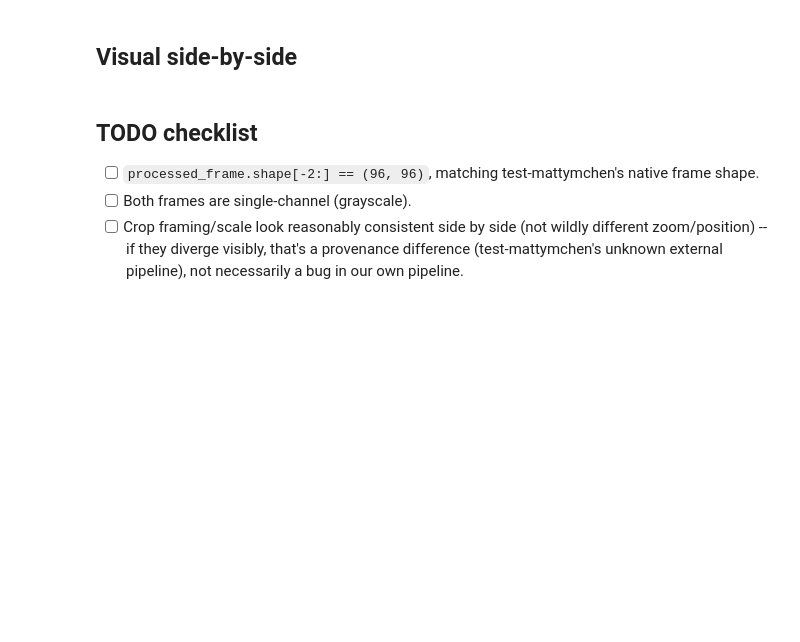
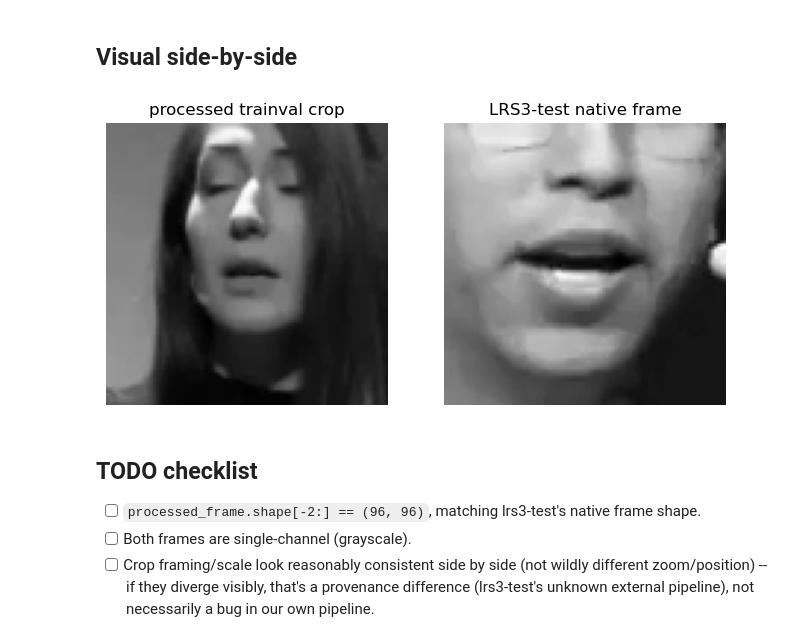
Before and after one commit to azariasabera/fusion-avsr, a Jupyter notebook: notebooks/03_verify_video_pipeline.ipynb, the cells around one changed output. Drawn from its saved outputs; the diff is of its cells as text; code cells hidden in the pictures; blank space fills up the shorter version.

Commit message:
Update data preprocessing verification notebooks

```diff
--- a/notebooks/03_verify_video_pipeline.ipynb
+++ b/notebooks/03_verify_video_pipeline.ipynb
@@ -34,11 +34,18 @@ from datasets import load_dataset
 ## Config
 # %%
 # TODO: fill in a real path from notebook 01's lrs3_trainval manifest video_path column
-SAMPLE_TRAINVAL_VIDEO_PATH = Path("/scratch/project_2020712/datasets/lrs3/ainncy/trainval/REPLACE_ME/REPLACE_ME.mp4")
-MATTYMCHEN_PARQUET_DIR = Path("/scratch/project_2020712/datasets/lrs3/test-mattymchen/data")
+import random, pandas as pd
+
+DATASET_ROOT = Path("your_path_to_dataset")
+LRS3_TEST_PARQUET_DIR = DATASET_ROOT / "lrs3" / "test-mattymchen" / "data"
+
+lrs3_trainval_manifest = pd.read_csv("lrs3_trainval_manifest.csv")
+lrs3_sample = lrs3_trainval_manifest.iloc[int(random.uniform(0, len(lrs3_trainval_manifest)))]
+SAMPLE_TRAINVAL_VIDEO_PATH = Path(lrs3_sample["video_path"])
 # %% [markdown]
 ## Load one raw LRS3-trainval frame
 # %%
-video_frames, _audio, _info = torchvision.io.read_video(str(SAMPLE_TRAINVAL_VIDEO_PATH), pts_unit="sec")
+from scripts.extract_landmarks_grid import _read_video_via_torchcodec
+video_frames, _audio, _info = _read_video_via_torchcodec(str(SAMPLE_TRAINVAL_VIDEO_PATH), pts_unit="sec")
 raw_frame = video_frames[0]  # (H, W, C), uint8, RGB
 print(f"raw frame shape: {tuple(raw_frame.shape)}, dtype: {raw_frame.dtype}")
@@ -66,7 +77,6 @@ print(f"processed frame shape: {tuple(processed_frame.shape)}, dtype: {processed
 # %%
-mattymchen = load_dataset("parquet", data_dir=str(MATTYMCHEN_PARQUET_DIR))
-mattymchen_split = mattymchen["train"] if "train" in mattymchen else next(iter(mattymchen.values()))
+lrs3_test = load_dataset("parquet", data_dir=str(LRS3_TEST_PARQUET_DIR))["train"]
 
-mattymchen_example = mattymchen_split[0]
-mattymchen_frame = mattymchen_example["video"][0]  # first frame, native (96, 96)
-print(f"mattymchen frame shape: {len(mattymchen_frame)}x{len(mattymchen_frame[0])}")
+lrs3_test_example = lrs3_test[0]
+lrs3_test_frame = lrs3_test_example["video"][0]  # first frame, native (96, 96)
+print(f"lrs3_test frame shape: {len(lrs3_test_frame)}x{len(lrs3_test_frame[0])}")
@@ -75,19 +88,21 @@ print(f"mattymchen frame shape: {len(mattymchen_frame)}x{len(mattymchen_frame[0]
 # %%
 fig, axes = plt.subplots(1, 2, figsize=(8, 4))
 axes[0].imshow(processed_frame.squeeze(0), cmap="gray")
 axes[0].set_title("processed trainval crop")
-axes[1].imshow(mattymchen_frame, cmap="gray")
-axes[1].set_title("test-mattymchen native frame")
+axes[1].imshow(lrs3_test_frame, cmap="gray")
+axes[1].set_title("LRS3-test native frame")
 for ax in axes:
     ax.axis("off")
 plt.show()
+# %% [output]
+[figure, added]
 # %% [markdown]
 ## TODO checklist
 
-- [ ] `processed_frame.shape[-2:] == (96, 96)`, matching test-mattymchen's
+- [ ] `processed_frame.shape[-2:] == (96, 96)`, matching lrs3-test's
       native frame shape.
 - [ ] Both frames are single-channel (grayscale).
 - [ ] Crop framing/scale look reasonably consistent side by side (not
       wildly different zoom/position) -- if they diverge visibly, that's
-      a provenance difference (test-mattymchen's unknown external
+      a provenance difference (lrs3-test's unknown external
       pipeline), not necessarily a bug in our own pipeline.
```
Also changed, not shown: parts of 6 cells of this notebook, 4 other files.
